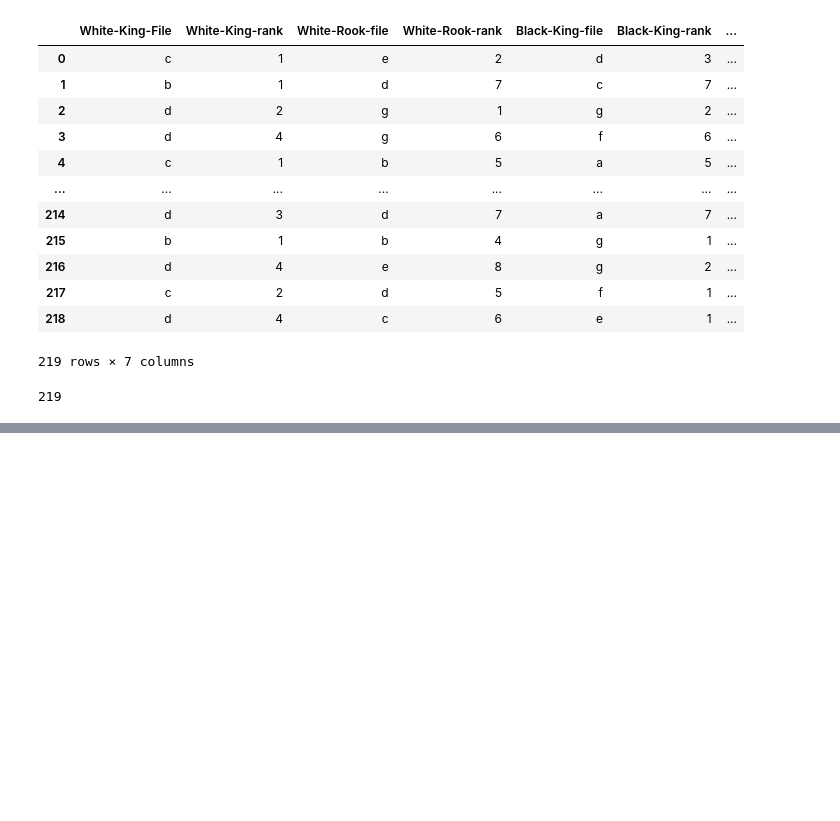
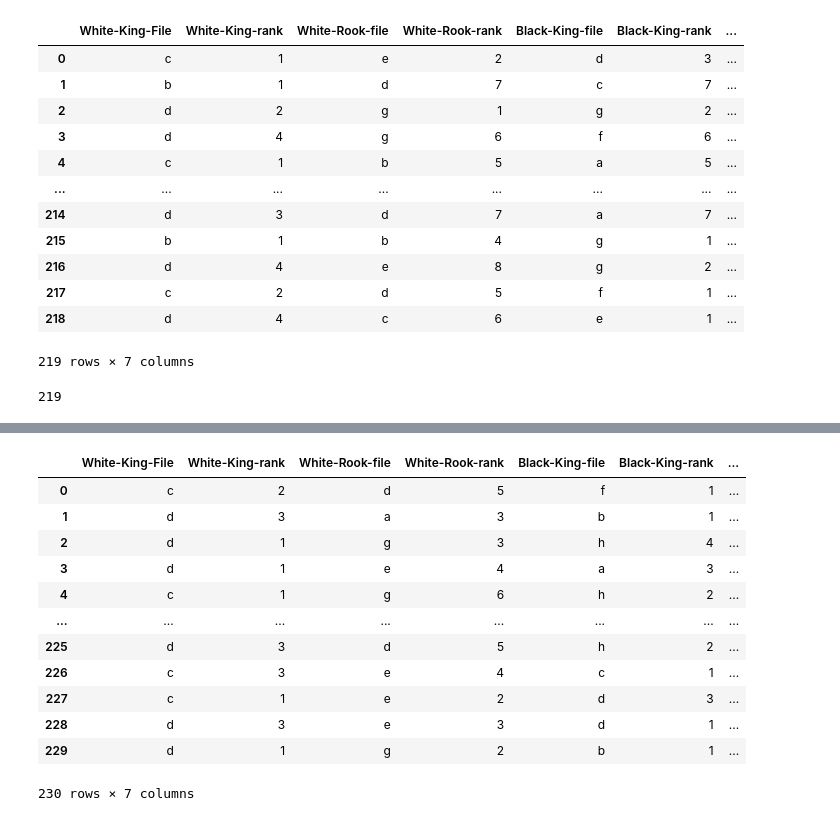
Before and after one commit to achalpatel/DecisionTree, a Jupyter notebook: Project1-Copy1.ipynb, the cells around one changed output, grey strips where cells are left out. Saved outputs shown, nothing was run; the diff lists cells and outputs as text; code cells hidden in the pictures; blank space fills up the shorter version.

Commit message:
New Training set created

```diff
--- a/Project1-Copy1.ipynb
+++ b/Project1-Copy1.ipynb
@@ -240,0 +197,18 @@ False
+# %%
+collected_set = miss_repeated.append(training_set, ignore_index = True)
+# %%
+collected_set
+# %% [output]
+|  | White-King-File | White-King-rank | White-Rook-file | White-Rook-rank | Black-King-file | Black-King-rank | ... |
+| 0 | c | 2 | d | 5 | f | 1 | ... |
+| 1 | d | 3 | a | 3 | b | 1 | ... |
+| 2 | d | 1 | g | 3 | h | 4 | ... |
+| 3 | d | 1 | e | 4 | a | 3 | ... |
+| 4 | c | 1 | g | 6 | h | 2 | ... |
+| ... | ... | ... | ... | ... | ... | ... | ... |
+| 225 | d | 3 | d | 5 | h | 2 | ... |
+| 226 | c | 3 | e | 4 | c | 1 | ... |
+| 227 | c | 1 | e | 2 | d | 3 | ... |
+| 228 | d | 3 | e | 3 | d | 1 | ... |
+| 229 | d | 1 | g | 2 | b | 1 | ... |
+230 rows × 7 columns
```
Also changed, not shown: parts of 22 cells of this notebook.
